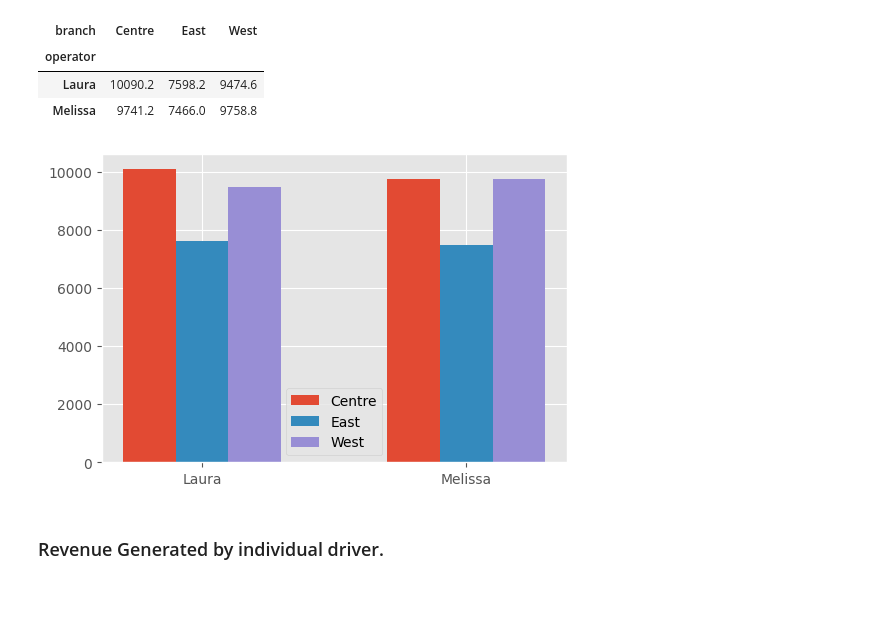
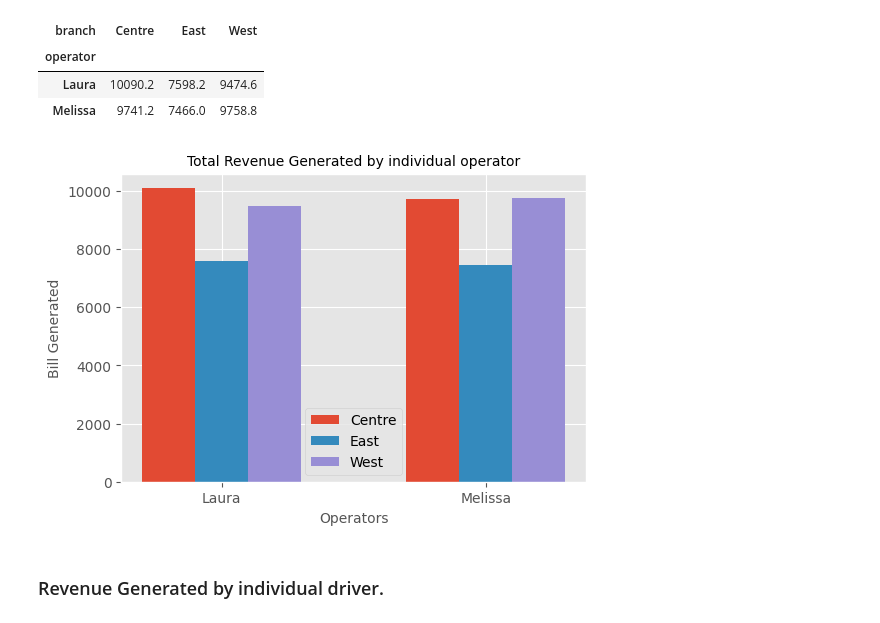
Before and after one commit to abhisunny2610/Data-Science, a Jupyter notebook: Visualization/Pizza Delivery Visualization.ipynb, the cells around one changed output. Cells and saved outputs as stored; diff of their text form; code cells hidden in the pictures; blank space fills up the shorter version.

```diff
--- a/Visualization/Pizza Delivery Visualization.ipynb
+++ b/Visualization/Pizza Delivery Visualization.ipynb
@@ -217,21 +217,26 @@ operator_per_branch_bill
 # %%
 fig , axes = plt.subplots(figsize=(6,4))
 
 width=0.2
 offset = 0
 
 labels = np.arange(len(operator_per_branch_bill.index))
 
 for operator, values in operator_per_branch_bill.items():
     axes.bar(labels+offset, values, label=operator, width=width)
     offset+=width
 
 midpoint = labels+(len(operator_per_branch_bill.columns)*width)/2
 axes.set_xticks(midpoint-(width/2), operator_per_branch_bill.index)
 
+axes.set_xlabel("Operators",  fontsize=10)
+axes.set_ylabel("Bill Generated",  fontsize=10)
+
+plt.title("Total Revenue Generated by individual operator" ,fontsize=10)
+
 plt.legend()
 plt.show()
 # %% [output]
-[figure, old version]
+[figure, new version]
 # %% [markdown]
 ### Revenue Generated by individual driver.
```
Also changed, not shown: parts of 17 cells of this notebook.
